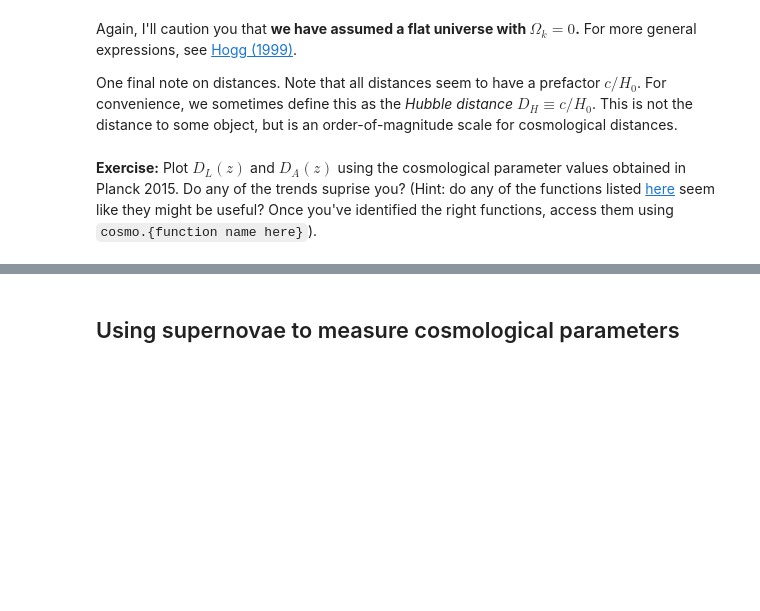
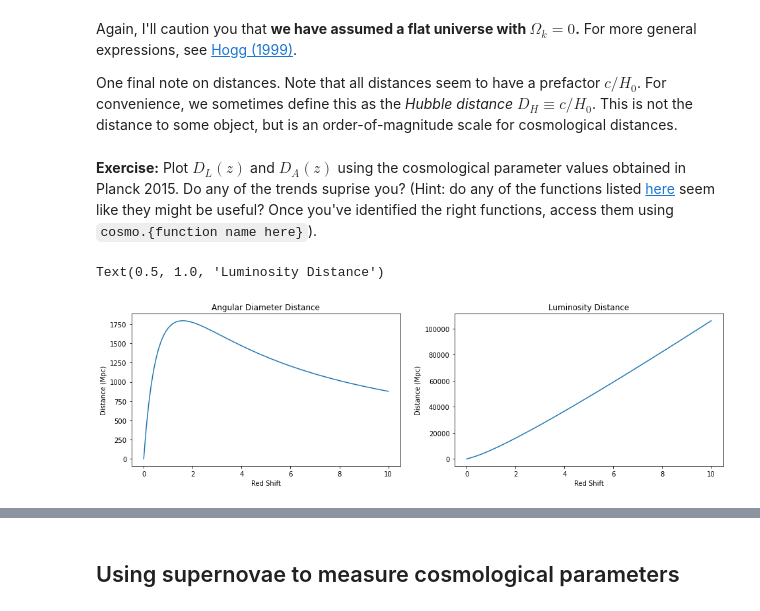
Before and after one commit to SaadNaeem96/Astrophysics_DataScience, a Jupyter notebook: CodingLab02/CodingLab02/CodingLab02_CosmologicalDistance.ipynb, the cells around one changed output, grey strips where cells are left out. Cells and saved outputs as stored; diff of their text form; code cells hidden in the pictures; blank space fills up the shorter version.

```diff
--- a/CodingLab02/CodingLab02/CodingLab02_CosmologicalDistance.ipynb
+++ b/CodingLab02/CodingLab02/CodingLab02_CosmologicalDistance.ipynb
@@ -313,0 +329,19 @@ One final note on distances. Note that all distances seem to have a prefactor $c
+# %%
+## Your code here.
+shift = np.linspace(0,10,100)
+D_A = Planck15.angular_diameter_distance(shift)
+D_L = D_A*(1+shift)**2
+
+fig, (ax1, ax2) = plt.subplots(1,2)
+plt.subplots_adjust(left=0.125, bottom=0.1, right=2.2, top=0.9, wspace=0.2, hspace=0.2)
+
+ax1.plot(shift,D_A)
+ax1.set(xlabel='Red Shift', ylabel='Distance (Mpc)')
+ax1.set_title('Angular Diameter Distance')
+
+ax2.plot(shift,D_L)
+ax2.set(xlabel='Red Shift', ylabel='Distance (Mpc)')
+ax2.set_title('Luminosity Distance')
+# %% [output]
+Text(0.5, 1.0, 'Luminosity Distance')
+[figure, added]
```
Also changed, not shown: parts of 9 cells of this notebook.
